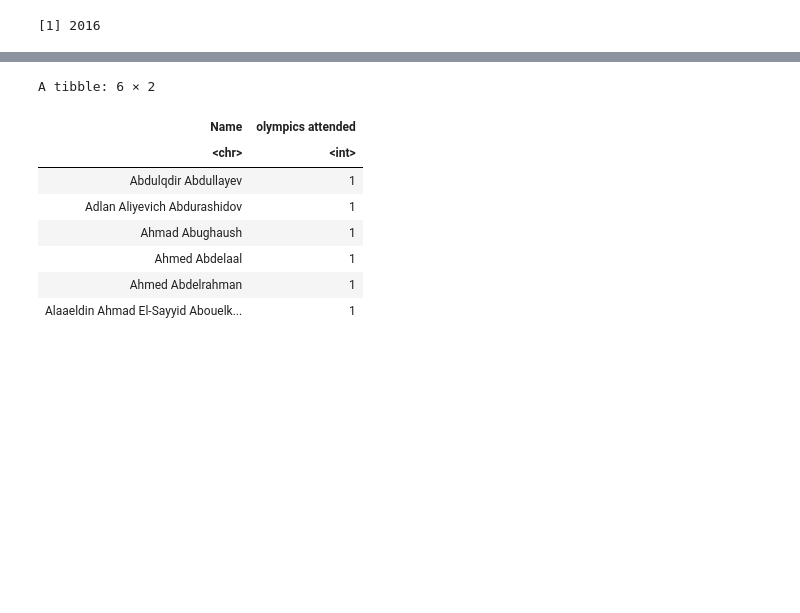
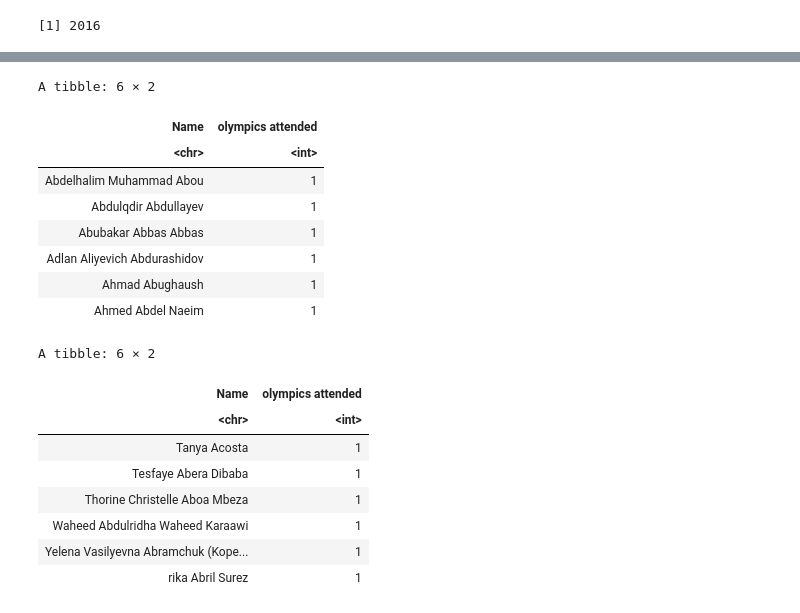
Before and after one commit to Mahekbhardwaj/DSCI-100-group38, a Jupyter notebook: group38_mainproject/group38proposal (2).ipynb, the cells around one changed output, grey strips where cells are left out. Cells and saved outputs as stored; diff of their text form; code cells hidden in the pictures; blank space fills up the shorter version.

```diff
--- a/group38_mainproject/group38proposal (2).ipynb
+++ b/group38_mainproject/group38proposal (2).ipynb
@@ -113,21 +123,31 @@ A tibble: 115 × 14
 # %%
 #exploratory analysis
 #finding out the number of times each athlete has attended the olympics, and number of medals won
 athlete_number<- athlete_train |> group_by(Name) |>
                     summarize(n=n()) |>
                     rename("olympics attended"="n")
 
 head(athlete_number)
+tail(athlete_number)
 # %% [output]
 A tibble: 6 × 2
 | Name | olympics attended |
 | <chr> | <int> |
+| Abdelhalim Muhammad Abou | 1 |
 | Abdulqdir Abdullayev | 1 |
+| Abubakar Abbas Abbas | 1 |
 | Adlan Aliyevich Abdurashidov | 1 |
 | Ahmad Abughaush | 1 |
-| Ahmed Abdelaal | 1 |
-| Ahmed Abdelrahman | 1 |
-| Alaaeldin Ahmad El-Sayyid Abouelk... | 1 |
+| Ahmed Abdel Naeim | 1 |
+A tibble: 6 × 2
+| Name | olympics attended |
+| <chr> | <int> |
+| Tanya Acosta | 1 |
+| Tesfaye Abera Dibaba | 1 |
+| Thorine Christelle Aboa Mbeza | 1 |
+| Waheed Abdulridha Waheed Karaawi | 1 |
+| Yelena Vasilyevna Abramchuk (Kope... | 1 |
+| rika Abril Surez | 1 |
 # %%
 #number of medals won per athlete
 #indexing NA and non-NA values in Medal column to 0 and 1 medals won respectively
```
Also changed, not shown: parts of 8 cells of this notebook, 1 other file.
